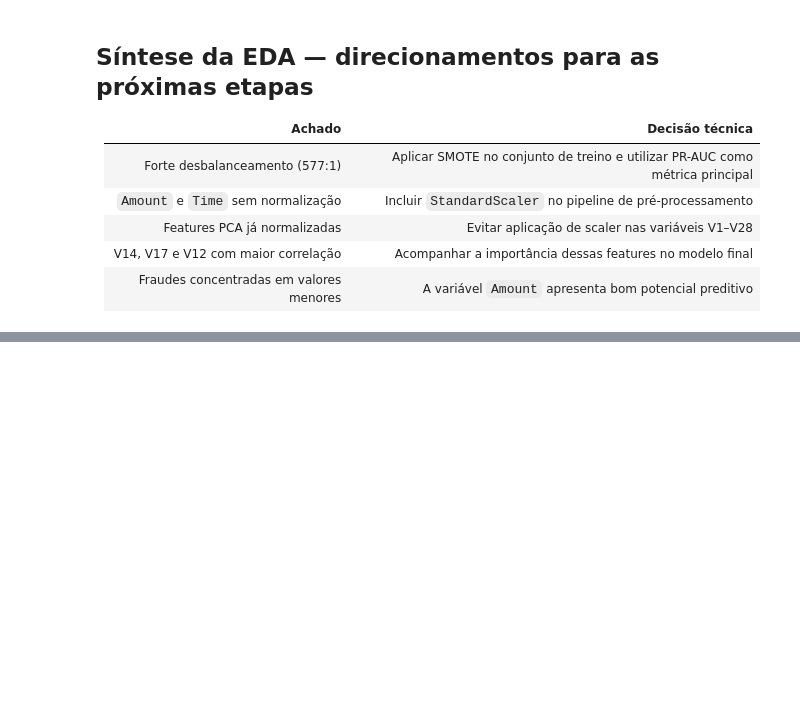
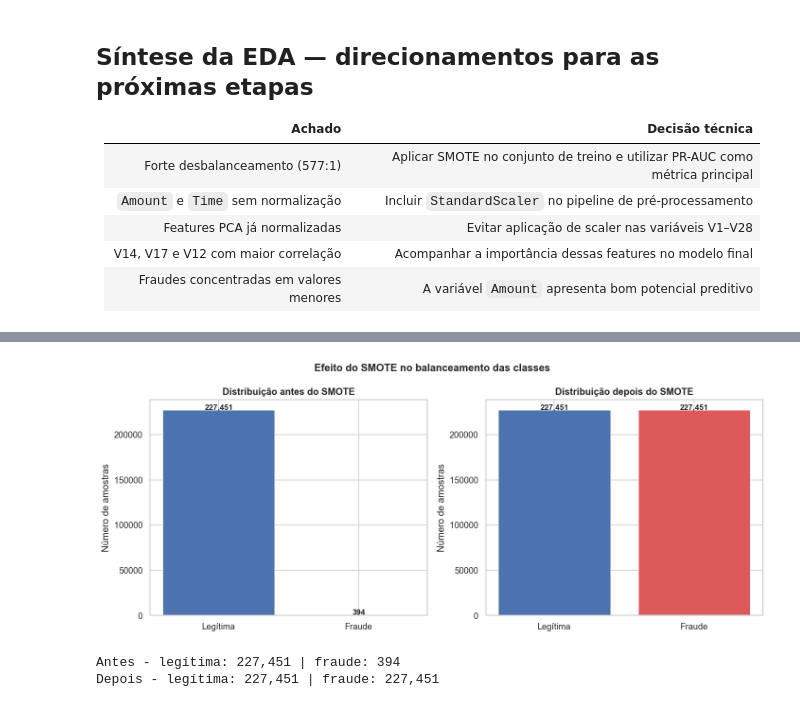
Before and after one commit to jaoalmirante/fraud-detection-ml, a Jupyter notebook: notebooks/fraud_detection.ipynb, the cells around one changed output, grey strips where cells are left out. Saved outputs shown, nothing was run; the diff lists cells and outputs as text; code cells hidden in the pictures; blank space fills up the shorter version.

```diff
--- a/notebooks/fraud_detection.ipynb
+++ b/notebooks/fraud_detection.ipynb
@@ -312,0 +329,18 @@ plt.show()
+# %%
+X = df.drop('Class', axis=1)
+y = df['Class']
+
+X_train, X_test, y_train, y_test = train_test_split(
+    X, y,
+    test_size=0.2,
+    random_state=RANDOM_STATE,
+    stratify=y      # <- para garantir a mesma proporção de fraudes em treino e teste
+)
+
+# verificar a estratificação
+train_fraud_pct = y_train.mean() * 100
+test_fraud_pct = y_test.mean() * 100
+
+print(f"Treino:  {X_train.shape[0]:,} amostras | fraudes: {train_fraud_pct:.3f}%")
+print(f"Teste:  {X_test.shape[0]:,} amostras | fraudes: {test_fraud_pct:.3f}%")
+print(f"\nProporção preservada: {'✓' if abs(train_fraud_pct - test_fraud_pct) < 0.01 else '✗'}")
@@ -312,0 +396,58 @@ plt.show()
+# %%
+# preprocessor e SMOTE para demonstração visual
+preprocessor_viz = ColumnTransformer(
+    transformers=[('scaler', StandardScaler(), SCALE_FEATURES)],
+    remainder='passthrough'
+)
+X_train_prep_viz = preprocessor_viz.fit_transform(X_train)
+smote_viz = SMOTE(random_state=RANDOM_STATE)
+_, y_resampled_viz = smote_viz.fit_resample(X_train_prep_viz, y_train)
+
+# contagens antes e depois
+before_counts = y_train.value_counts().sort_index()
+after_counts = pd.Series(y_resampled_viz).value_counts().sort_index()
+
+fig, axes = plt.subplots(1, 2, figsize=(12, 5))
+
+labels = ['Legítima', 'Fraude']
+colors = ['#4C72B0', '#DD5A5A']
+x_pos = [0, 1]
+
+# antes do SMOTE
+bars_before = axes[0].bar(x_pos, before_counts.values,
+                          color=colors, edgecolor='white', linewidth=0.5)
+axes[0].set_xticks(x_pos)
+axes[0].set_xticklabels(labels)
+axes[0].set_title('Distribuição antes do SMOTE', fontweight='bold')
+axes[0].set_ylabel('Número de amostras')
+
+for bar, val in zip(bars_before, before_counts.values):
+    axes[0].text(bar.get_x() + bar.get_width() / 2,
+                 bar.get_height() + 500,
+                 f'{val:,}', ha='center', fontsize=10, fontweight='bold')
+
+# depois do SMOTE
+bars_after = axes[1].bar(x_pos, after_counts.values,
+                         color=colors, edgecolor='white', linewidth=0.5)
+axes[1].set_xticks(x_pos)
+axes[1].set_xticklabels(labels)
+axes[1].set_title('Distribuição depois do SMOTE', fontweight='bold')
+axes[1].set_ylabel('Número de amostras')
+
+for bar, val in zip(bars_after, after_counts.values):
+    axes[1].text(bar.get_x() + bar.get_width() / 2,
+                 bar.get_height() + 500,
+                 f'{val:,}', ha='center', fontsize=10, fontweight='bold')
+
+plt.suptitle('Efeito do SMOTE no balanceamento das classes',
+             fontsize= 13, fontweight='bold')
+plt.tight_layout()
+plt.savefig('../reports/figures/smote_effect.png', dpi=150, bbox_inches='tight')
+plt.show()
+
+print(f"Antes - legítima: {before_counts[0]:,} | fraude: {before_counts[1]:,}")
+print(f"Depois - legítima: {after_counts[0]:,} | fraude: {after_counts[1]:,}")
+# %% [output]
+[figure, added]
+Antes - legítima: 227,451 | fraude: 394
+Depois - legítima: 227,451 | fraude: 227,451
```
Also changed, not shown: parts of 11 cells of this notebook, 2 other files.
